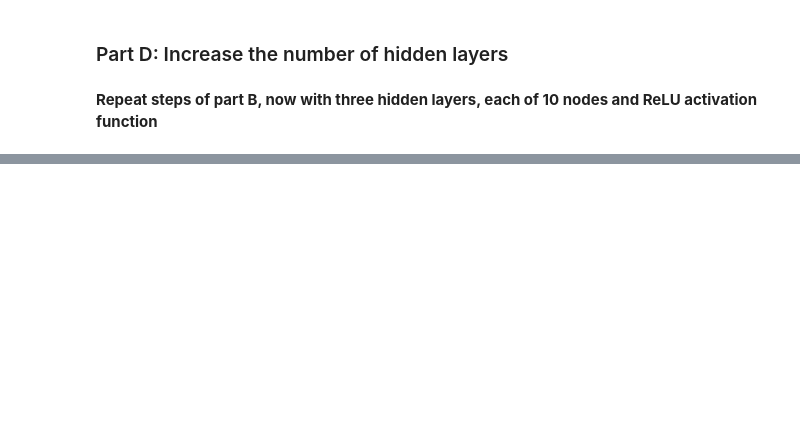
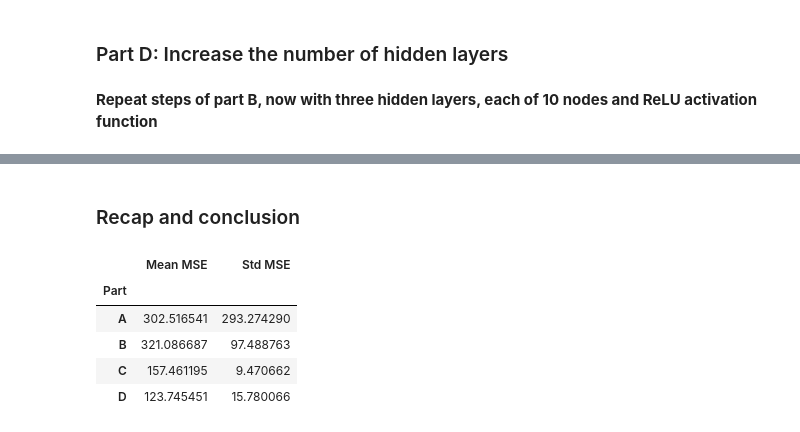
Before and after one commit to xahmol/courseradeeplearningkeras, a Jupyter notebook: Build a Regression Model in Keras.ipynb, the cells around one changed output, grey strips where cells are left out. Saved outputs shown, nothing was run; the diff lists cells and outputs as text; code cells hidden in the pictures; blank space fills up the shorter version.

```diff
--- a/Build a Regression Model in Keras.ipynb
+++ b/Build a Regression Model in Keras.ipynb
@@ -277,0 +360,18 @@ print('The standard deviation of the calculated Mean Squared Errors is {}'.forma
+# %% [markdown]
+<h3>Recap and conclusion</h3>
+# %%
+#Show table to summarise error stats per part of the assignment
+errortable = [ ['A', np.mean(error), np.std(error)],
+               ['B', np.mean(errorB), np.std(errorB)],
+               ['C', np.mean(errorC), np.std(errorC)],
+               ['D', np.mean(errorD), np.std(errorD)]]
+
+errordf = pd.DataFrame(errortable, columns = ['Part', 'Mean MSE', 'Std MSE'])
+errordf.set_index('Part')
+# %% [output]
+|  | Mean MSE | Std MSE |
+| Part |  |  |
+| A | 302.516541 | 293.274290 |
+| B | 321.086687 | 97.488763 |
+| C | 157.461195 | 9.470662 |
+| D | 123.745451 | 15.780066 |
```
Also changed, not shown: parts of 11 cells of this notebook.
